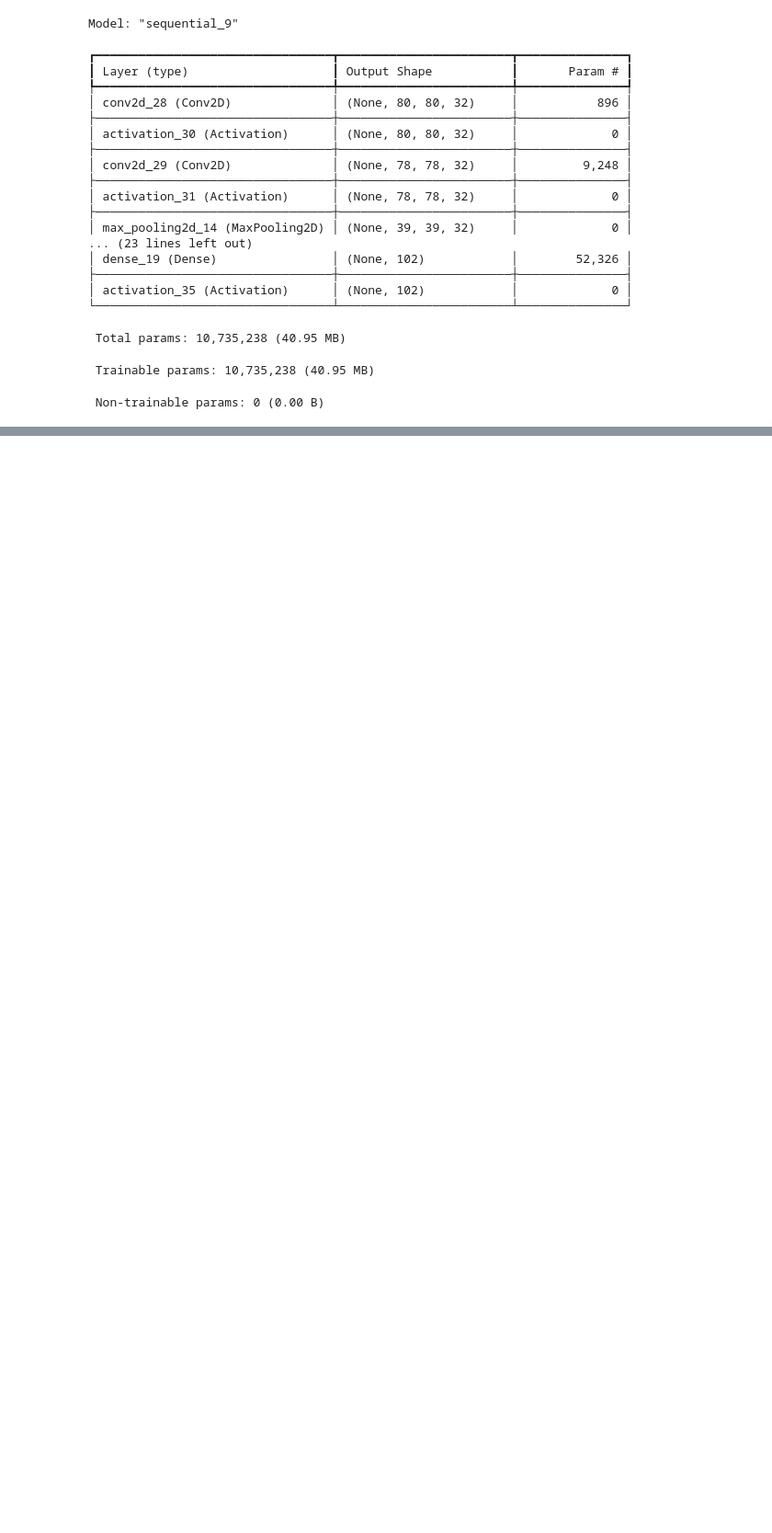
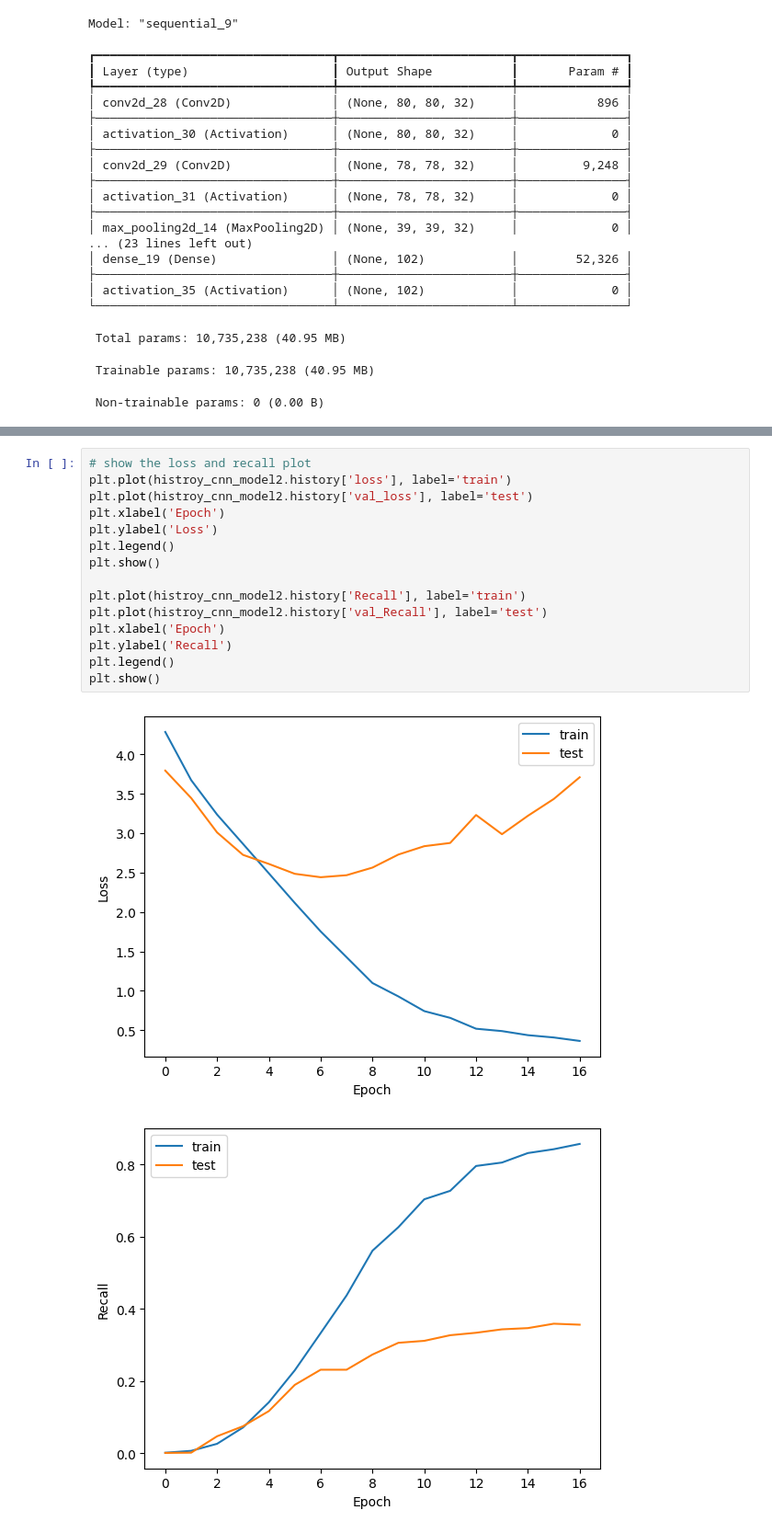
Before and after one commit to livingspring/CS7324LabAssignment, a Jupyter notebook: Lab6/flowers/Lab6.ipynb, the cells around one changed output, grey strips where cells are left out. Shown at 92% size. Drawn from its saved outputs; the diff is of its cells as text; blank space fills up the shorter version.

```diff
--- a/Lab6/flowers/Lab6.ipynb
+++ b/Lab6/flowers/Lab6.ipynb
@@ -572,0 +578,18 @@ Epoch 6/20
+# %%
+# show the loss and recall plot
+plt.plot(histroy_cnn_model2.history['loss'], label='train')
+plt.plot(histroy_cnn_model2.history['val_loss'], label='test')
+plt.xlabel('Epoch')
+plt.ylabel('Loss')
+plt.legend()
+plt.show()
+
+plt.plot(histroy_cnn_model2.history['Recall'], label='train')
+plt.plot(histroy_cnn_model2.history['val_Recall'], label='test')
+plt.xlabel('Epoch')
+plt.ylabel('Recall')
+plt.legend()
+plt.show()
+# %% [output]
+[figure, added]
+[figure, added]
```
Also changed, not shown: parts of 1 cell of this notebook.
